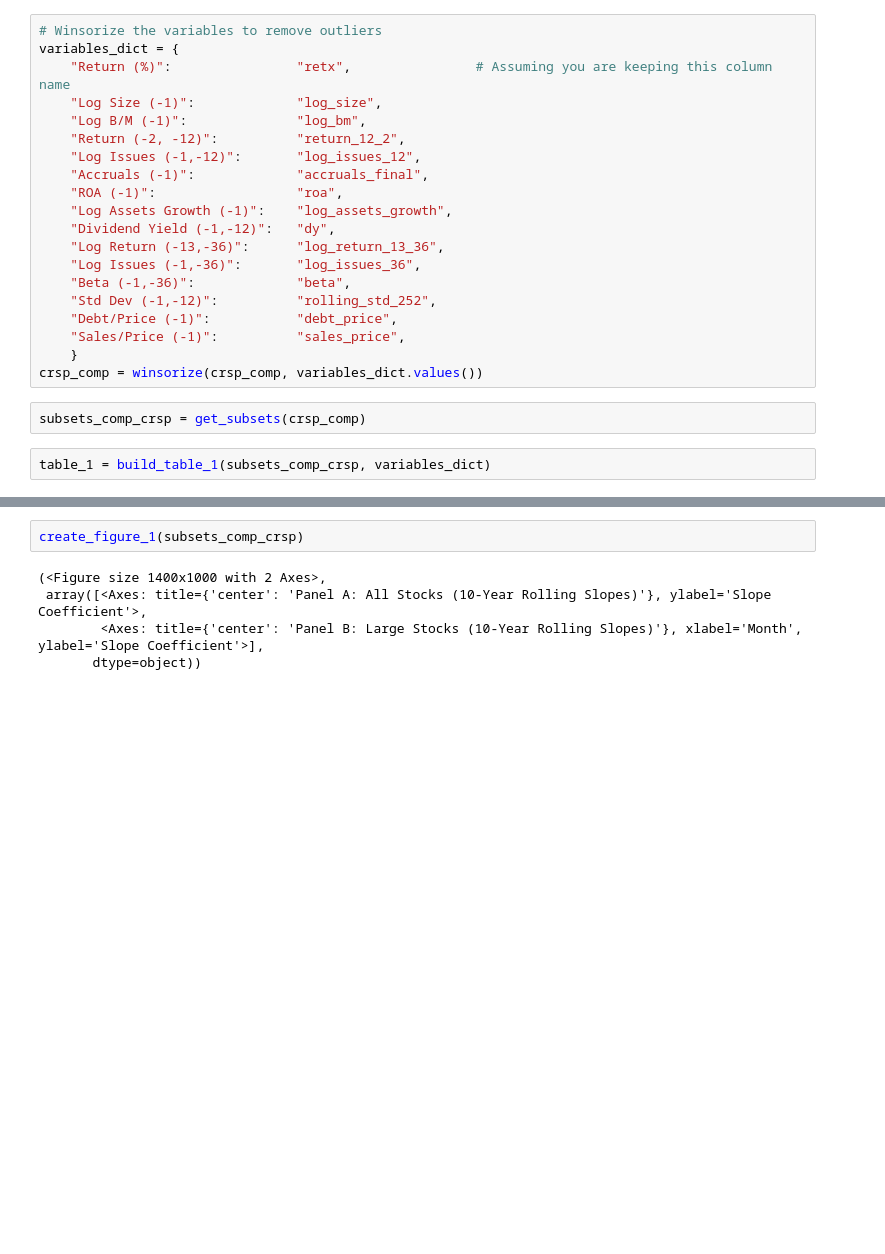
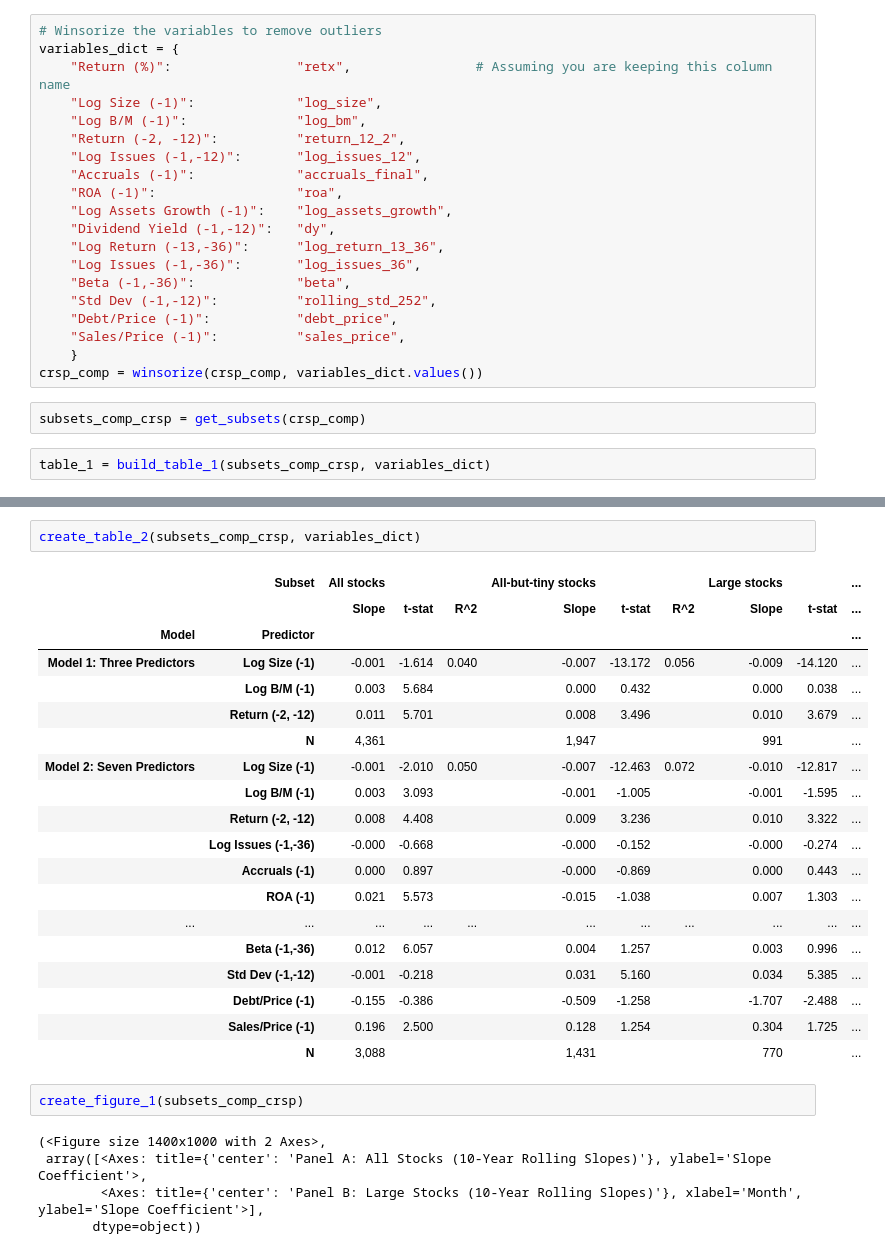
Before and after one commit to BaileyMeche/FM-ReturnPrediction, a Jupyter notebook: src/get_data.ipynb, the cells around one changed output, grey strips where cells are left out. Cells and saved outputs as stored; diff of their text form; blank space fills up the shorter version.

Commit message:
Created table 2

```diff
--- a/src/get_data.ipynb
+++ b/src/get_data.ipynb
@@ -175,3 +428,25 @@ TypeError: boolean value of NA is ambiguous
+# %%
+create_table_2(subsets_comp_crsp, variables_dict)
+# %% [output]
+|  | Subset | All stocks |  |  | All-but-tiny stocks |  |  | Large stocks |  | ... |
+|  |  | Slope | t-stat | R^2 | Slope | t-stat | R^2 | Slope | t-stat | ... |
+| Model | Predictor |  |  |  |  |  |  |  |  | ... |
+| Model 1: Three Predictors | Log Size (-1) | -0.001 | -1.614 | 0.040 | -0.007 | -13.172 | 0.056 | -0.009 | -14.120 | ... |
+|  | Log B/M (-1) | 0.003 | 5.684 |  | 0.000 | 0.432 |  | 0.000 | 0.038 | ... |
+|  | Return (-2, -12) | 0.011 | 5.701 |  | 0.008 | 3.496 |  | 0.010 | 3.679 | ... |
+|  | N | 4,361 |  |  | 1,947 |  |  | 991 |  | ... |
+| Model 2: Seven Predictors | Log Size (-1) | -0.001 | -2.010 | 0.050 | -0.007 | -12.463 | 0.072 | -0.010 | -12.817 | ... |
+|  | Log B/M (-1) | 0.003 | 3.093 |  | -0.001 | -1.005 |  | -0.001 | -1.595 | ... |
+|  | Return (-2, -12) | 0.008 | 4.408 |  | 0.009 | 3.236 |  | 0.010 | 3.322 | ... |
+|  | Log Issues (-1,-36) | -0.000 | -0.668 |  | -0.000 | -0.152 |  | -0.000 | -0.274 | ... |
+|  | Accruals (-1) | 0.000 | 0.897 |  | -0.000 | -0.869 |  | 0.000 | 0.443 | ... |
+|  | ROA (-1) | 0.021 | 5.573 |  | -0.015 | -1.038 |  | 0.007 | 1.303 | ... |
+| ... | ... | ... | ... | ... | ... | ... | ... | ... | ... | ... |
+|  | Beta (-1,-36) | 0.012 | 6.057 |  | 0.004 | 1.257 |  | 0.003 | 0.996 | ... |
+|  | Std Dev (-1,-12) | -0.001 | -0.218 |  | 0.031 | 5.160 |  | 0.034 | 5.385 | ... |
+|  | Debt/Price (-1) | -0.155 | -0.386 |  | -0.509 | -1.258 |  | -1.707 | -2.488 | ... |
+|  | Sales/Price (-1) | 0.196 | 2.500 |  | 0.128 | 1.254 |  | 0.304 | 1.725 | ... |
+|  | N | 3,088 |  |  | 1,431 |  |  | 770 |  | ... |
 # %%
 create_figure_1(subsets_comp_crsp)
 # %% [output]
```
Also changed, not shown: parts of 8 cells of this notebook.
